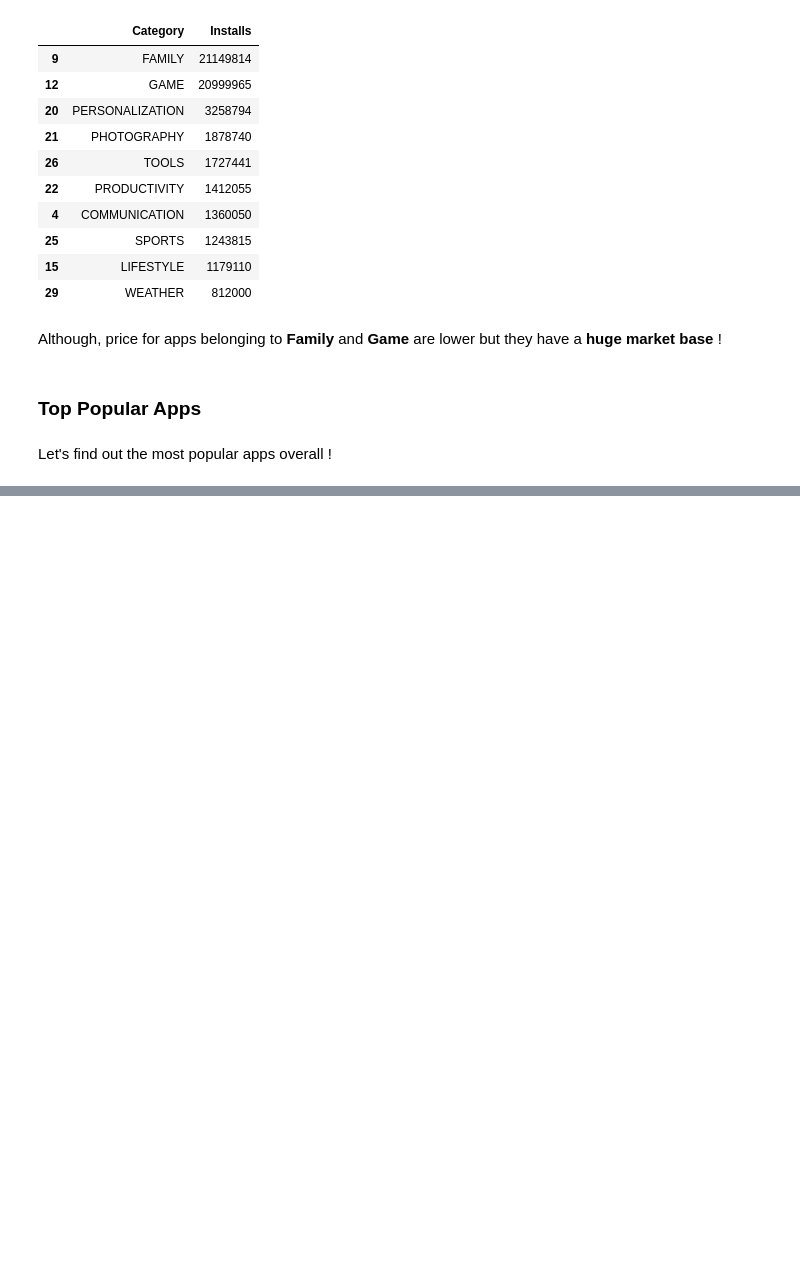
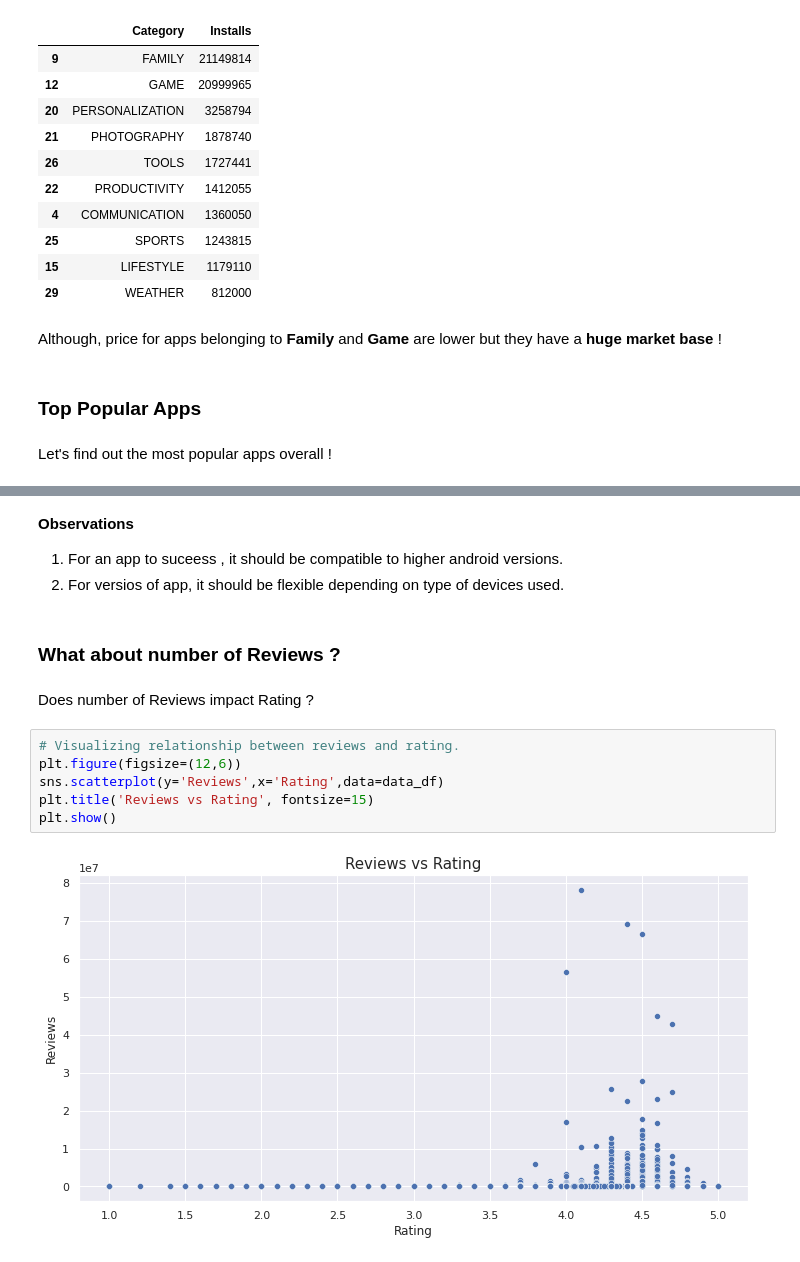
Before and after one commit to swarntam/Comcast_Telecom_Consumer_Complaints, a Jupyter notebook: Play_Store_App_Review_Analysis_Capstone_Project.ipynb, the cells around one changed output, grey strips where cells are left out. Cells and saved outputs as stored; diff of their text form; blank space fills up the shorter version.

```diff
--- a/Play_Store_App_Review_Analysis_Capstone_Project.ipynb
+++ b/Play_Store_App_Review_Analysis_Capstone_Project.ipynb
@@ -1221,0 +1262,16 @@ data_df[['App','Rating','Installs','Category','Type','Android Ver']]\
+# %% [markdown]
+**Observations**
+1. For an app to suceess , it should be compatible to higher android versions.
+2. For versios of app, it should be flexible depending on type of devices used.
+# %% [markdown]
+### What about number of Reviews ?
+# %% [markdown]
+Does number of Reviews impact Rating ?
+# %%
+# Visualizing relationship between reviews and rating.
+plt.figure(figsize=(12,6))
+sns.scatterplot(y='Reviews',x='Rating',data=data_df)
+plt.title('Reviews vs Rating', fontsize=15)
+plt.show()
+# %% [output]
+[figure, added]
```
Also changed, not shown: parts of 49 cells of this notebook.
